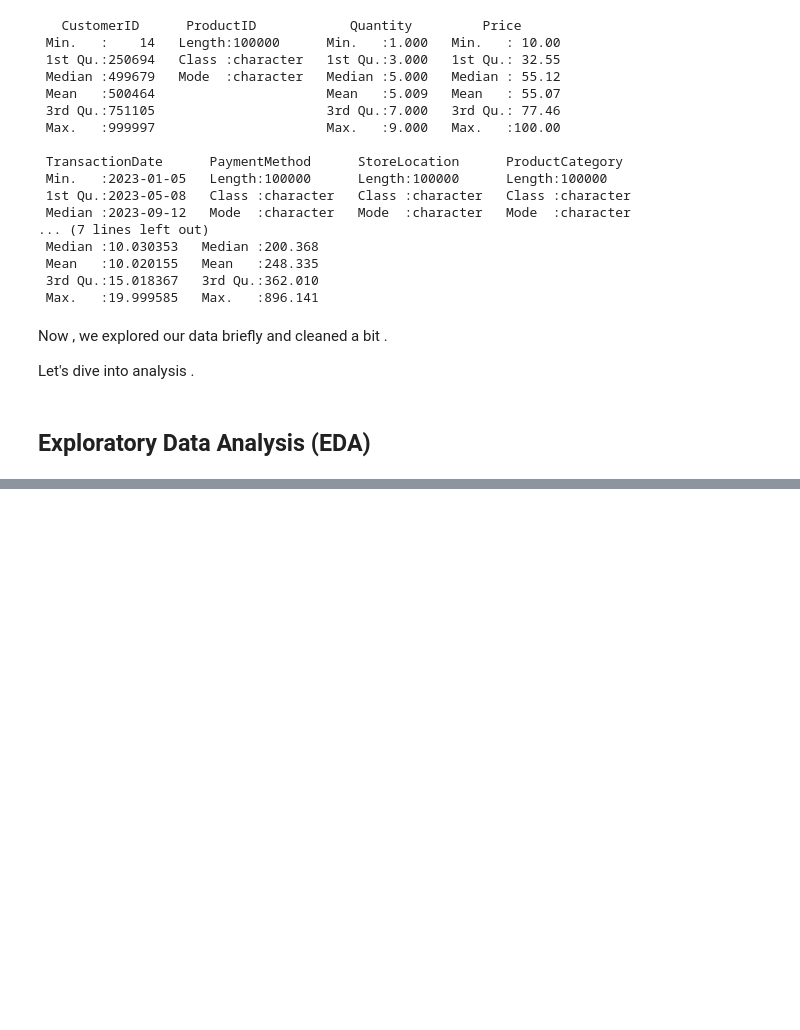
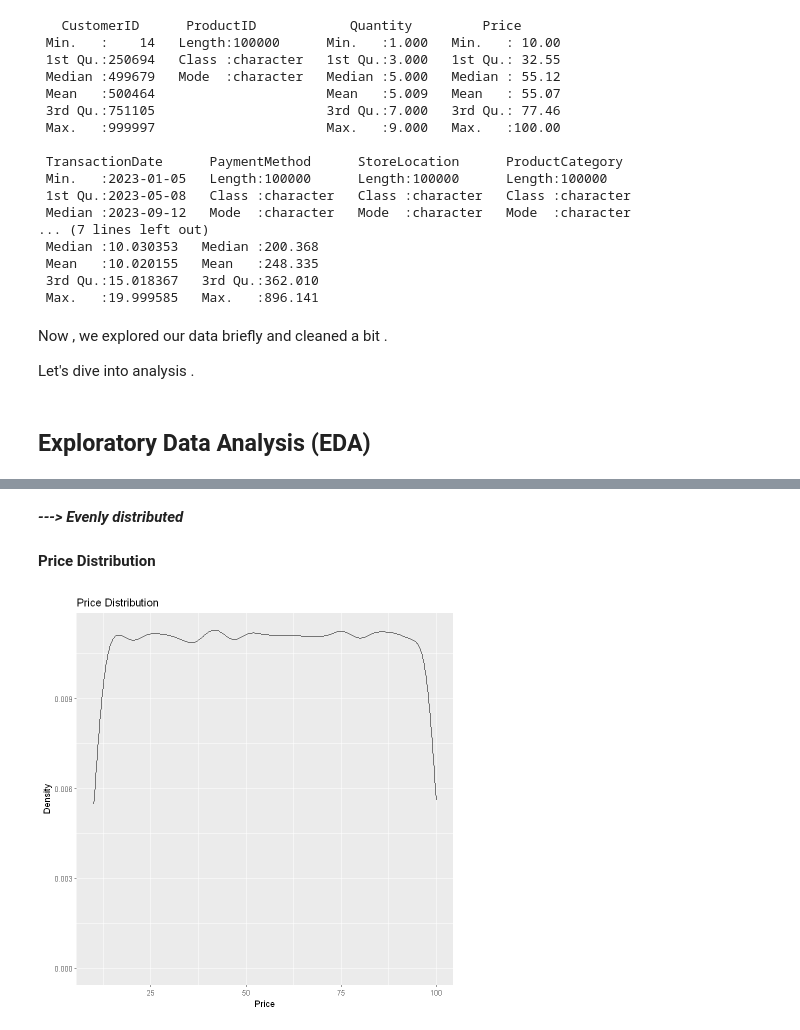
Before and after one commit to Harounnn/Statistical-Analysis-using-R, a Jupyter notebook: notebook.ipynb, the cells around one changed output, grey strips where cells are left out. Saved outputs shown, nothing was run; the diff lists cells and outputs as text; code cells hidden in the pictures; blank space fills up the shorter version.

```diff
--- a/notebook.ipynb
+++ b/notebook.ipynb
@@ -105,0 +189,10 @@ Let's dive into analysis .
+# %% [markdown]
+***---> Evenly distributed***
+# %% [markdown]
+**Price Distribution**
+# %%
+ggplot(data, aes(x = Price, y = after_stat(density))) +
+  geom_density(alpha = 0.5) +
+  labs(title = "Price Distribution", x = "Price", y = "Density")
+# %% [output]
+[figure, added]
```
Also changed, not shown: parts of 6 cells of this notebook, 2 other files.
